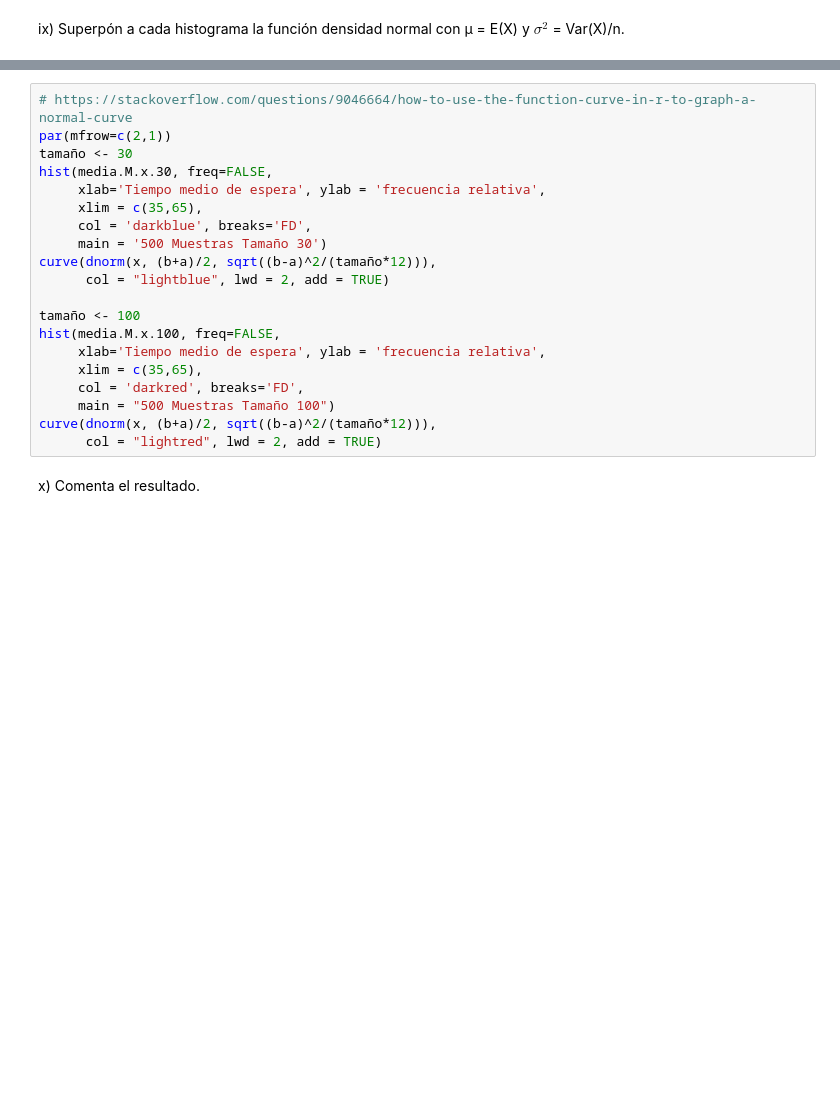
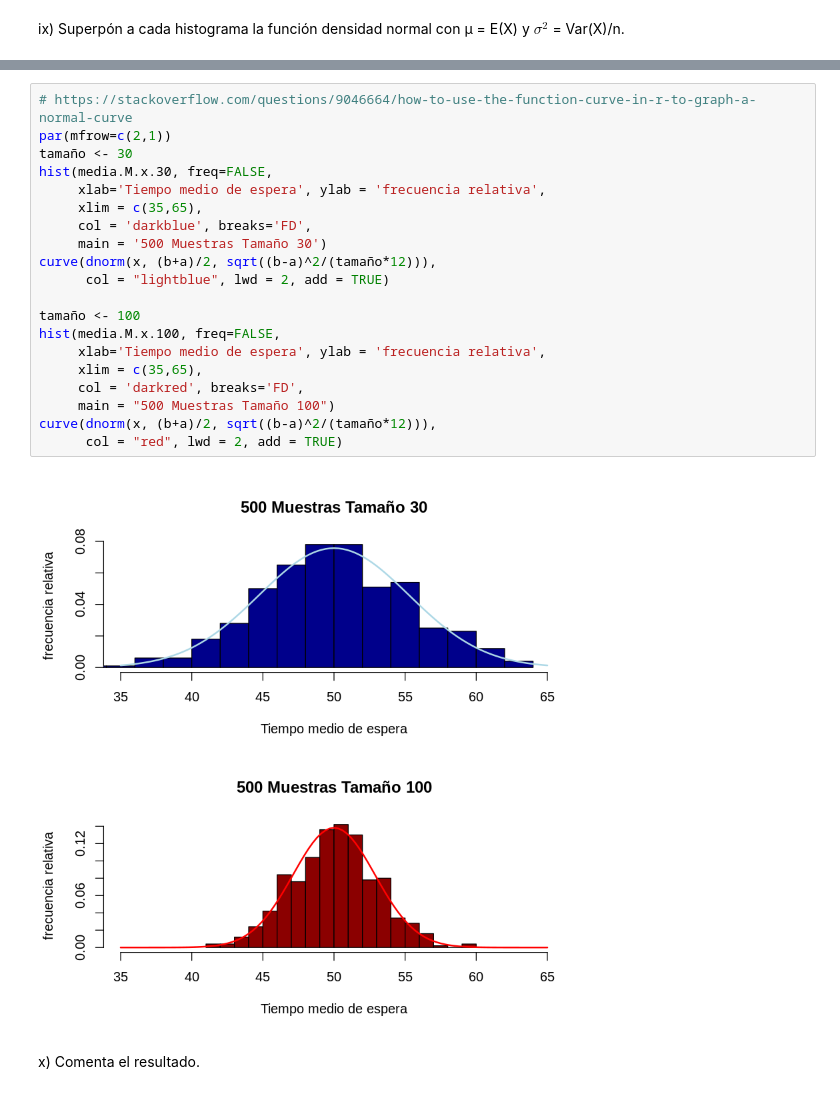
Before and after one commit to yerartdev/uc-m1965-stats, a Jupyter notebook: p3/practica3-gerardo-de-miguel.gonzalez.ipynb, the cells around one changed output, grey strips where cells are left out. Cells and saved outputs as stored; diff of their text form; blank space fills up the shorter version.

```diff
--- a/p3/practica3-gerardo-de-miguel.gonzalez.ipynb
+++ b/p3/practica3-gerardo-de-miguel.gonzalez.ipynb
@@ -238,22 +234,24 @@ paste(a,b,tamaño, muestras)
 # %%
 # https://stackoverflow.com/questions/9046664/how-to-use-the-function-curve-in-r-to-graph-a-normal-curve
 par(mfrow=c(2,1))
 tamaño <- 30
 hist(media.M.x.30, freq=FALSE,
      xlab='Tiempo medio de espera', ylab = 'frecuencia relativa',
      xlim = c(35,65),
      col = 'darkblue', breaks='FD',
      main = '500 Muestras Tamaño 30')
 curve(dnorm(x, (b+a)/2, sqrt((b-a)^2/(tamaño*12))),
       col = "lightblue", lwd = 2, add = TRUE)
 
 tamaño <- 100
 hist(media.M.x.100, freq=FALSE,
      xlab='Tiempo medio de espera', ylab = 'frecuencia relativa',
      xlim = c(35,65),
      col = 'darkred', breaks='FD',
      main = "500 Muestras Tamaño 100")
 curve(dnorm(x, (b+a)/2, sqrt((b-a)^2/(tamaño*12))),
-      col = "lightred", lwd = 2, add = TRUE)
+      col = "red", lwd = 2, add = TRUE)
+# %% [output]
+[figure, added]
 # %% [markdown]
 x) Comenta el resultado.
```
Also changed, not shown: parts of 4 cells of this notebook.
